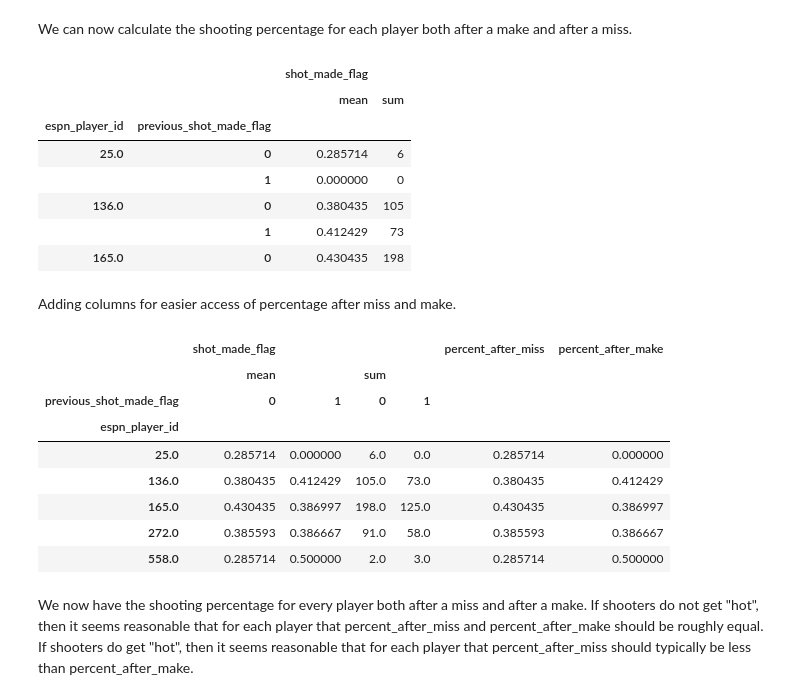
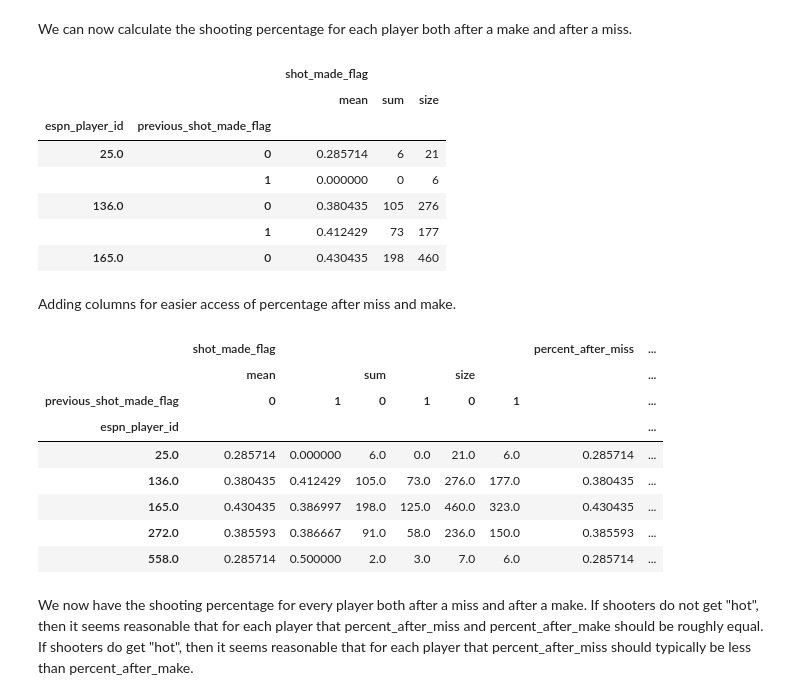
Before and after one commit to pbyrnes/hotHand, a Jupyter notebook: notebooks/hotHandEffect.ipynb, the cells around one changed output. Drawn from its saved outputs; the diff is of its cells as text; code cells hidden in the pictures.

```diff
--- a/notebooks/hotHandEffect.ipynb
+++ b/notebooks/hotHandEffect.ipynb
@@ -100,34 +100,35 @@ shots_only_previous = shots[shots['espn_player_id'] == shots['espn_player_id'].s
 # %% [markdown]
 We can now calculate the shooting percentage for each player both after a make and after a miss.
 # %%
-player_shot_df = shots_only_previous[['previous_shot_made_flag','espn_player_id','shot_made_flag']].groupby(['espn_player_id','previous_shot_made_flag']).aggregate([numpy.mean,numpy.sum])
+player_shot_df = shots_only_previous[['previous_shot_made_flag','espn_player_id','shot_made_flag']].groupby(['espn_player_id','previous_shot_made_flag']).aggregate([numpy.mean,numpy.sum, size])
 player_shot_df.head()
 # %% [output]
-|  |  | shot_made_flag |  |
-|  |  | mean | sum |
-| espn_player_id | previous_shot_made_flag |  |  |
-| 25.0 | 0 | 0.285714 | 6 |
-|  | 1 | 0.000000 | 0 |
-| 136.0 | 0 | 0.380435 | 105 |
-|  | 1 | 0.412429 | 73 |
-| 165.0 | 0 | 0.430435 | 198 |
+|  |  | shot_made_flag |  |  |
+|  |  | mean | sum | size |
+| espn_player_id | previous_shot_made_flag |  |  |  |
+| 25.0 | 0 | 0.285714 | 6 | 21 |
+|  | 1 | 0.000000 | 0 | 6 |
+| 136.0 | 0 | 0.380435 | 105 | 276 |
+|  | 1 | 0.412429 | 73 | 177 |
+| 165.0 | 0 | 0.430435 | 198 | 460 |
 # %% [markdown]
 Adding columns for easier access of percentage after miss and make.
 # %%
 player_shot_df_unstack = player_shot_df.unstack()
 player_shot_df_unstack['percent_after_miss'] = player_shot_df_unstack.loc[:]['shot_made_flag']['mean'][0]
 player_shot_df_unstack['percent_after_make'] = player_shot_df_unstack.loc[:]['shot_made_flag']['mean'][1]
+player_shot_df_unstack['num_shots'] = player_shot_df_unstack.loc[:]['shot_made_flag']['size'][0] + player_shot_df_unstack.loc[:]['shot_made_flag']['size'][1]
 player_shot_df_unstack.head()
 # %% [output]
-|  | shot_made_flag |  |  |  | percent_after_miss | percent_after_make |
-|  | mean |  | sum |  |  |  |
-| previous_shot_made_flag | 0 | 1 | 0 | 1 |  |  |
-| espn_player_id |  |  |  |  |  |  |
-| 25.0 | 0.285714 | 0.000000 | 6.0 | 0.0 | 0.285714 | 0.000000 |
-| 136.0 | 0.380435 | 0.412429 | 105.0 | 73.0 | 0.380435 | 0.412429 |
-| 165.0 | 0.430435 | 0.386997 | 198.0 | 125.0 | 0.430435 | 0.386997 |
-| 272.0 | 0.385593 | 0.386667 | 91.0 | 58.0 | 0.385593 | 0.386667 |
-| 558.0 | 0.285714 | 0.500000 | 2.0 | 3.0 | 0.285714 | 0.500000 |
+|  | shot_made_flag |  |  |  |  |  | percent_after_miss | ... |
+|  | mean |  | sum |  | size |  |  | ... |
+| previous_shot_made_flag | 0 | 1 | 0 | 1 | 0 | 1 |  | ... |
+| espn_player_id |  |  |  |  |  |  |  | ... |
+| 25.0 | 0.285714 | 0.000000 | 6.0 | 0.0 | 21.0 | 6.0 | 0.285714 | ... |
+| 136.0 | 0.380435 | 0.412429 | 105.0 | 73.0 | 276.0 | 177.0 | 0.380435 | ... |
+| 165.0 | 0.430435 | 0.386997 | 198.0 | 125.0 | 460.0 | 323.0 | 0.430435 | ... |
+| 272.0 | 0.385593 | 0.386667 | 91.0 | 58.0 | 236.0 | 150.0 | 0.385593 | ... |
+| 558.0 | 0.285714 | 0.500000 | 2.0 | 3.0 | 7.0 | 6.0 | 0.285714 | ... |
 # %% [markdown]
 We now have the shooting percentage for every player both after a miss and after a make.  If shooters do not get "hot", then it seems reasonable that for each player that percent_after_miss and percent_after_make should be roughly equal.  If shooters do get "hot", then it seems reasonable that for each player that percent_after_miss should typically be less than percent_after_make.
 # %% [markdown]
```
Also changed, not shown: parts of 12 cells of this notebook.
